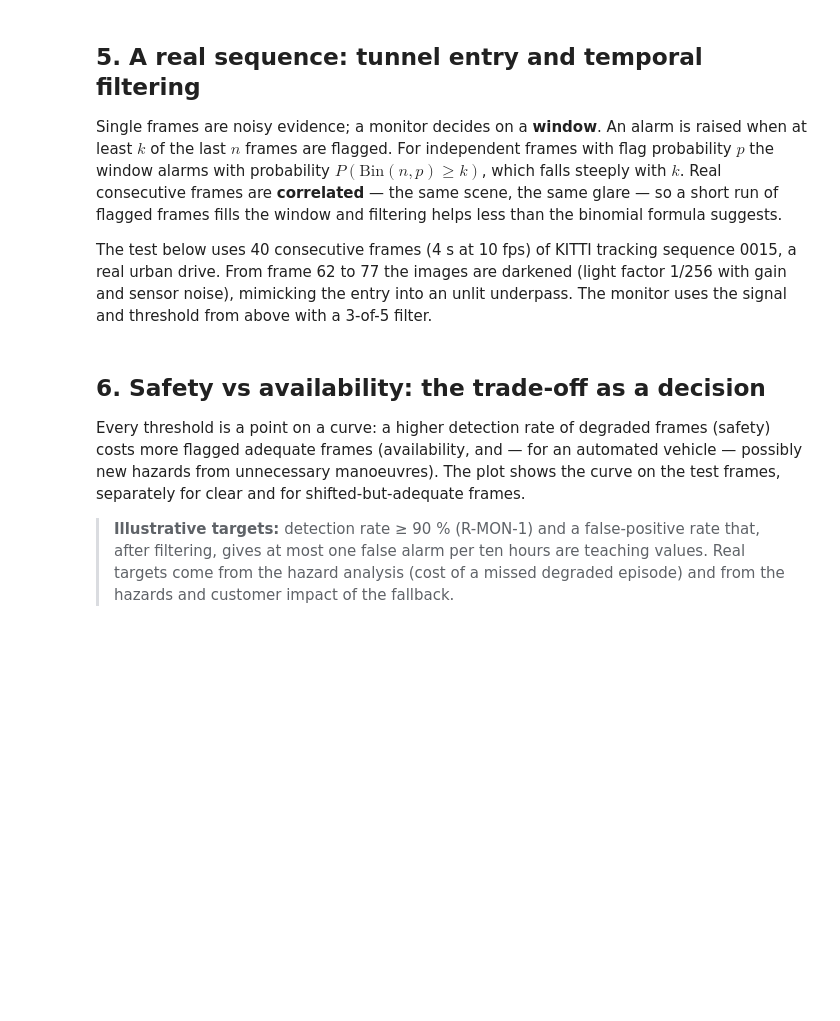
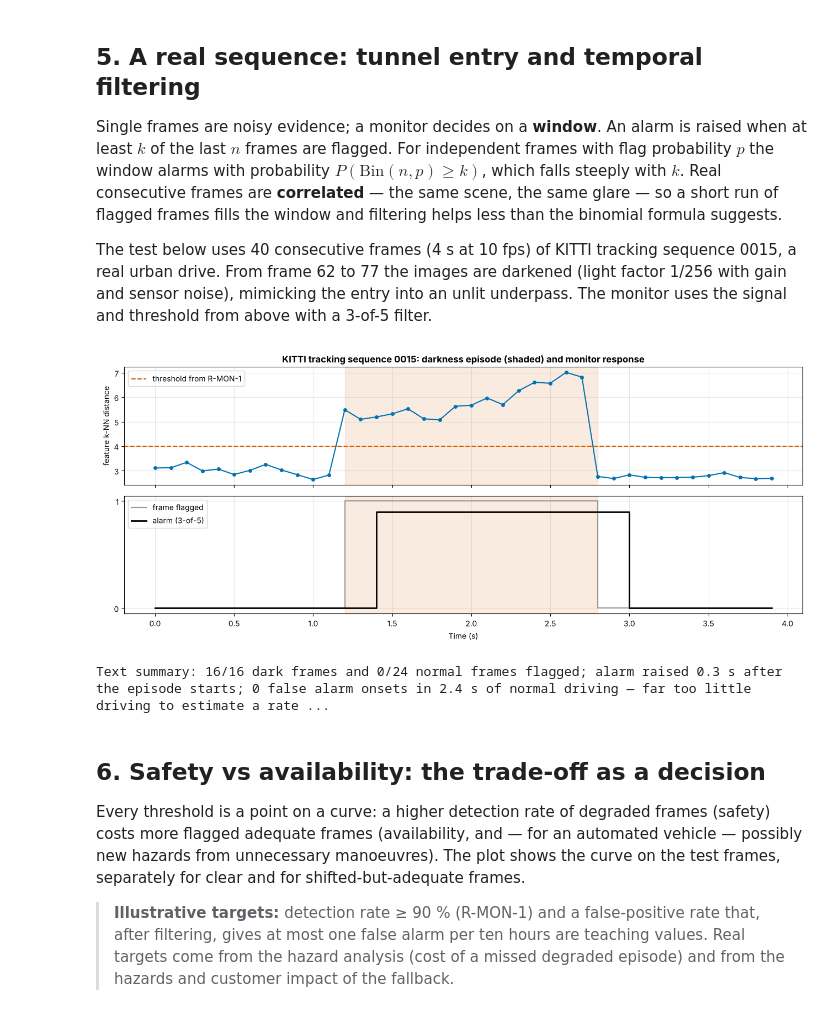
Before and after one commit to milinpatel07/Autonomous-Driving_AI-Safety-and-Security, a Jupyter notebook: 04_SOTIF_ISO21448/03_ood_monitoring_as_safety_measure.ipynb, the cells around one changed output. Saved outputs shown, nothing was run; the diff lists cells and outputs as text; code cells hidden in the pictures; blank space fills up the shorter version.

```diff
--- a/04_SOTIF_ISO21448/03_ood_monitoring_as_safety_measure.ipynb
+++ b/04_SOTIF_ISO21448/03_ood_monitoring_as_safety_measure.ipynb
@@ -241,7 +257,7 @@ ref = feats[cal_clear.to_numpy()]
 d = np.linalg.norm(feats[:, None, :] - ref[None, :, :], axis=2)
 same = frames_df['frame'].to_numpy()[:, None] == frames_df.loc[cal_clear, 'frame'].to_numpy()[None, :]
 d[same] = np.inf                                     # a frame may not use its own clear version as neighbour
-frames_df['feature k-NN distance'] = d.min(axis=1)
+frames_df['feature k-NN distance'] = d.min(axis=1).astype(float)
 
 SIGNALS = ['low top scores', 'proposal entropy', 'low-confidence boxes', 'energy', 'feature norm', 'feature k-NN distance']
 cal = frames_df[frames_df['split'] == 'cal']; test = frames_df[frames_df['split'] == 'test']
@@ -312,10 +339,11 @@ def cp_lower(k, n, conf=0.95):
 def cp_upper(k, n, conf=0.95):
     return 1.0 if k == n else stats.beta.ppf(conf, k + 1, n - k)
 
-score = lambda df: orient[SIGNAL] * df[SIGNAL].to_numpy()
+score = lambda df: orient[SIGNAL] * df[SIGNAL].to_numpy(dtype=float)
 pos_cal = score(cal[cal['class'] == 'degraded'])
 t_req = None
-for t in np.sort(np.unique(pos_cal))[::-1] - 1e-9:        # from strict to permissive
+u = np.unique(pos_cal)                                     # candidate thresholds: midpoints between scores
+for t in np.sort(np.r_[(u[1:] + u[:-1]) / 2, u[0] - 1.0])[::-1]:                 # from strict to permissive
     if cp_lower(int((pos_cal > t).sum()), len(pos_cal), REQ_CONF) >= REQ_TPR:
         t_req = t; break
 if t_req is None:
@@ -361,34 +395,37 @@ for fno, img in zip(SEQ_FRAMES, seq['images']):
     _, _, _, sig, pooled = run(degrade(img, 'low light', 1 / 256, seed=fno) if dark else img)
     sig['feature k-NN distance'] = np.linalg.norm(ref - pooled, axis=1).min()
     sig_seq.append({'frame': fno, 'dark': dark, **sig})
 sig_seq = pd.DataFrame(sig_seq)
 flags = orient[SIGNAL] * sig_seq[SIGNAL].to_numpy() > t_req
 
 def k_of_n(flags, k, n):
     win = np.convolve(flags.astype(int), np.ones(n, dtype=int), mode='full')[:len(flags)]
     return win >= k
 
 alarm = k_of_n(flags, K_F, N_F)
 t_s = (np.array(SEQ_FRAMES) - SEQ_FRAMES[0]) / FPS
 fig, axes = plt.subplots(2, 1, figsize=(13, 5.5), sharex=True)
 axes[0].plot(t_s, orient[SIGNAL] * sig_seq[SIGNAL], 'o-', color=OI['blue'], ms=4)
 axes[0].axhline(t_req, color=OI['vermillion'], ls='--', label='threshold from R-MON-1')
 axes[0].set_ylabel(SIGNAL); axes[0].legend(loc='upper left')
 axes[1].step(t_s, flags.astype(int), where='post', color=OI['grey'], label='frame flagged')
 axes[1].step(t_s, alarm.astype(int) * 0.9, where='post', color=OI['black'], lw=2, label=f'alarm ({K_F}-of-{N_F})')
 axes[1].set_yticks([0, 1]); axes[1].set_xlabel('Time (s)'); axes[1].legend(loc='upper left')
 for ax in axes:
     ax.axvspan((DARK.start - SEQ_FRAMES[0]) / FPS, (DARK.stop - SEQ_FRAMES[0]) / FPS, color=OI['vermillion'], alpha=0.12)
 axes[0].set_title(f'KITTI tracking sequence {SEQ:04d}: darkness episode (shaded) and monitor response', fontweight='bold')
 plt.tight_layout(); plt.show()
 
 dark = sig_seq['dark'].to_numpy()
 first = np.flatnonzero(alarm & dark)
 false_onsets = int(np.sum(alarm[1:] & ~alarm[:-1] & ~dark[1:]) + (alarm[0] and not dark[0]))
 print(f"Text summary: {int(flags[dark].sum())}/{dark.sum()} dark frames and {int(flags[~dark].sum())}/{(~dark).sum()} "
-      f"normal frames flagged; alarm " + (f"raised {(first[0] - np.flatnonzero(dark)[0] + 1) / FPS:.1f} s after the episode starts"
+      f"normal frames flagged; alarm " + (f"raised {(first[0] - np.flatnonzero(dark)[0]) / FPS:.1f} s after the first dark frame (frame {SEQ_FRAMES[first[0]]})"
       if len(first) else "not raised during the episode") + f"; {false_onsets} false alarm onsets in {(~dark).sum() / FPS:.1f} s of normal driving — "
       "far too little driving to estimate a rate per hour.")
+# %% [output]
+[figure, added]
+Text summary: 16/16 dark frames and 0/24 normal frames flagged; alarm raised 0.3 s after the episode starts; 0 false alarm onsets in 2.4 s of normal driving — far too little driving to estimate a rate ...
 # %% [markdown]
 ## 6. Safety vs availability: the trade-off as a decision
 
```
Also changed, not shown: parts of 10 cells of this notebook.
